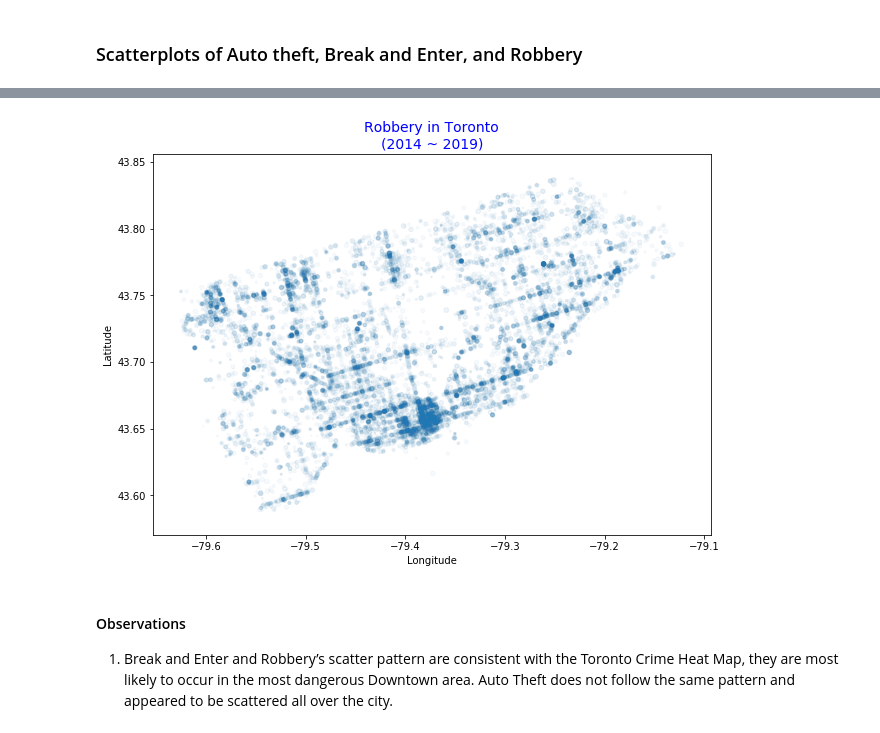
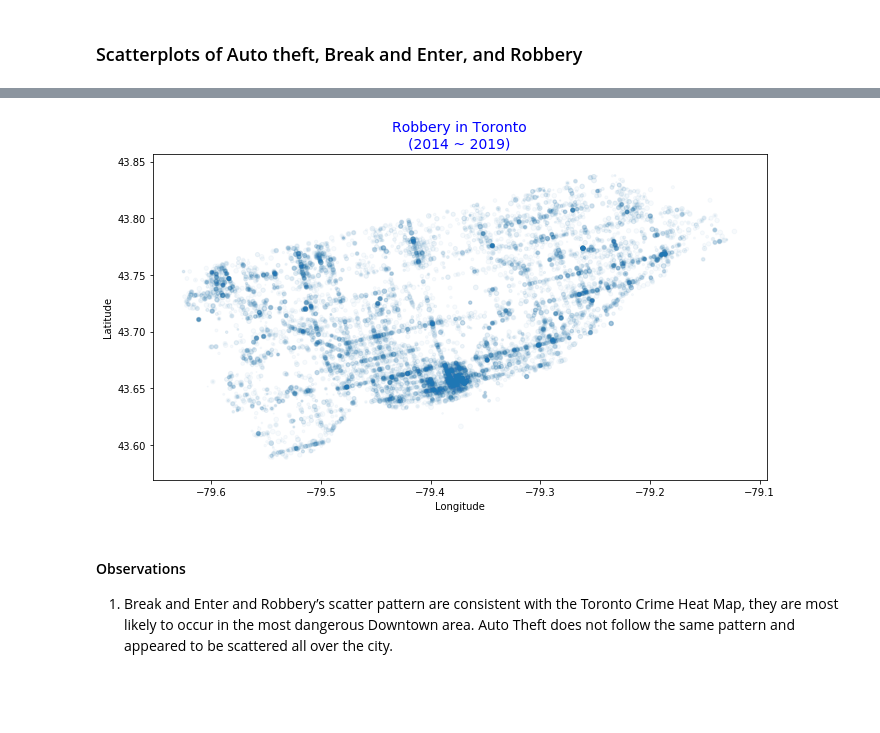
Before and after one commit to neha-nayeem/Project-01, a Jupyter notebook: Project 1 Consolidated.ipynb, the cells around one changed output, grey strips where cells are left out. Drawn from its saved outputs; the diff is of its cells as text; code cells hidden in the pictures; blank space fills up the shorter version.

```diff
--- a/Project 1 Consolidated.ipynb
+++ b/Project 1 Consolidated.ipynb
@@ -772,16 +783,16 @@ plt.show()
 # %%
 # Robbery on Map
-plt.figure(figsize=(10,7))
+plt.figure(figsize=(11,6))
 robbery = plt.scatter(crime_data_robb['Long'], crime_data_robb['Lat'], s=x_axis,alpha=0.035)
-#clb =plt.colorbar()
+
 plt.xlabel("Longitude")
 plt.ylabel("Latitude")
 plt.title("Robbery in Toronto\n(2014 ~ 2019)",fontsize =14, color ='blue')
 
 plt.savefig("Image-Output/robbery_map.png")
 plt.show()
 # %% [output]
-[figure, old version]
+[figure, new version]
 # %% [markdown]
 #### Observations
 
```
Also changed, not shown: parts of 12 cells of this notebook, 11 other files.
